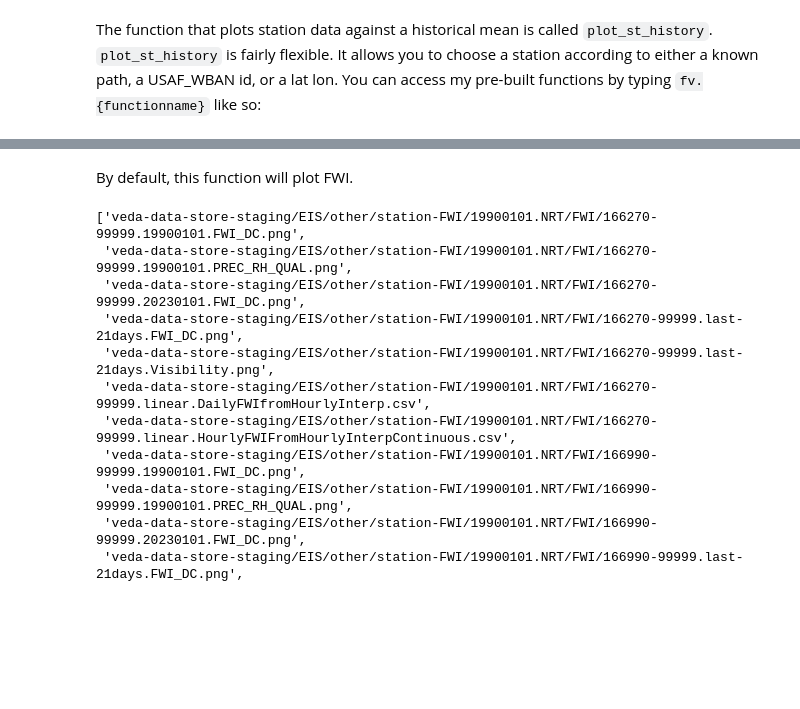
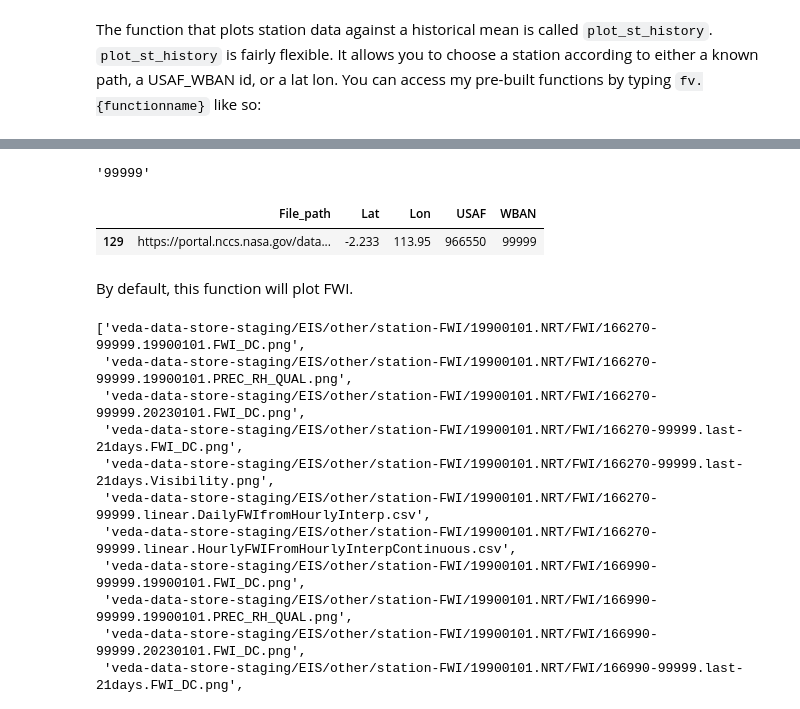
Before and after one commit to mccabete/fwiVis, a Jupyter notebook: base-fwi-vis/Robert_Station_historical.ipynb, the cells around one changed output, grey strips where cells are left out. Saved outputs shown, nothing was run; the diff lists cells and outputs as text; code cells hidden in the pictures; blank space fills up the shorter version.

```diff
--- a/base-fwi-vis/Robert_Station_historical.ipynb
+++ b/base-fwi-vis/Robert_Station_historical.ipynb
@@ -62,3 +123,13 @@ Type:      function
+# %%
+wban
+# %% [output]
+'99999'
+# %%
+USAF_WBAN = ['966550', '99999']
+stations.loc[(stations.USAF == USAF_WBAN[0]) & (stations.WBAN == USAF_WBAN[1])]
+# %% [output]
+|  | File_path | Lat | Lon | USAF | WBAN |
+| 129 | https://portal.nccs.nasa.gov/data... | -2.233 | 113.95 | 966550 | 99999 |
 # %% [markdown]
 By default, this function will plot FWI.
 # %%
```
Also changed, not shown: parts of 6 cells of this notebook, 1 other file.
